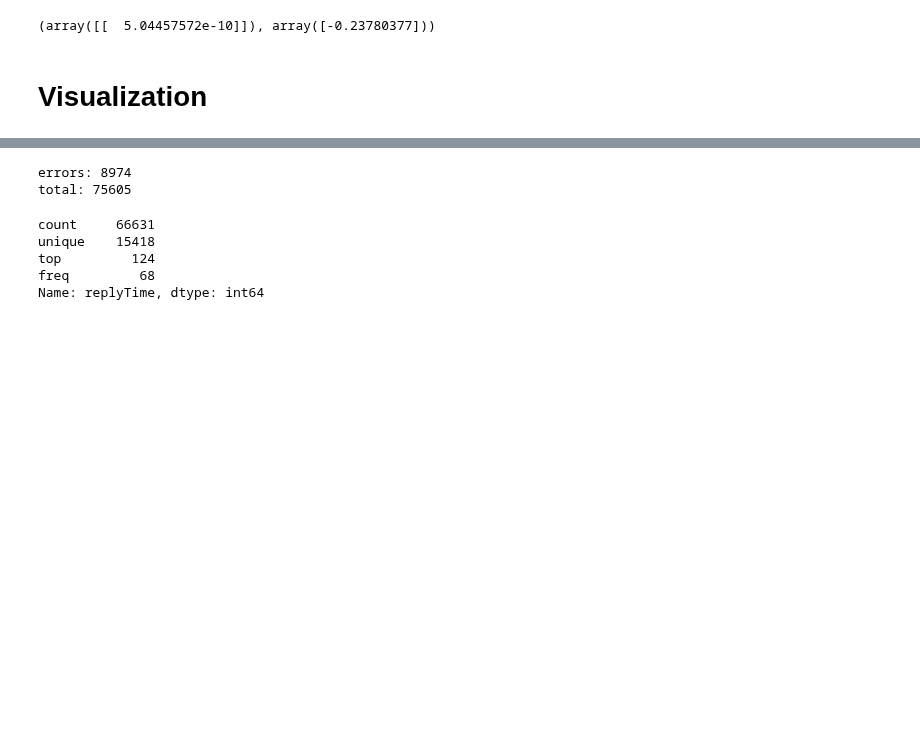
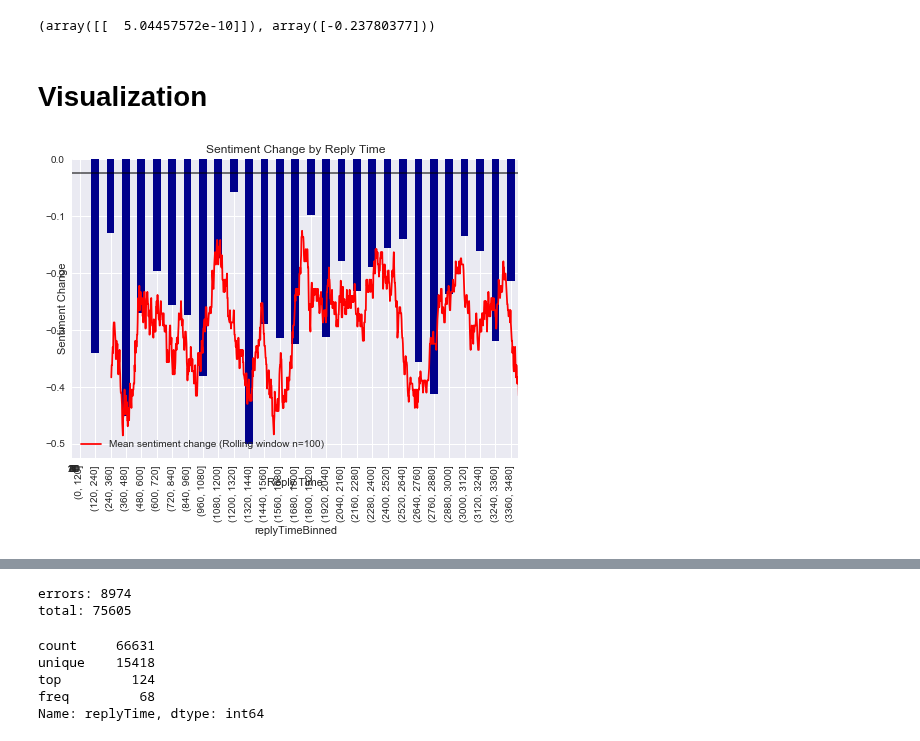
Before and after one commit to dharmsen/DBLDataChallenge, a Jupyter notebook: replytime/replytime_sentimentchange.ipynb, the cells around one changed output, grey strips where cells are left out. Saved outputs shown, nothing was run; the diff lists cells and outputs as text; code cells hidden in the pictures; blank space fills up the shorter version.

Commit message:
Big sentiment_change & replyTime commit

```diff
--- a/replytime/replytime_sentimentchange.ipynb
+++ b/replytime/replytime_sentimentchange.ipynb
@@ -92,7 +92,8 @@ def sentiment_vs_replytime(airline, airline_id, df):
 # %%
 df_klm1 = sentiment_vs_replytime(["KLM"],["56377143"], df)
 #df_klm1['replyTime'].describe()
-df_klm1.shape
+df_klm1['replyTime'] = df_klm1['replyTime'].astype('int64')
+df_klm1['sentChange'] = df_klm1['sentChange'].astype('float64')
 # %% [output]
 [KLM]
 (37868, 14)
@@ -128,12 +128,34 @@ lr2.coef_, lr2.intercept_
 # %% [markdown]
 # Visualization
 # %%
+fig=plt.figure()
+ax=fig.add_subplot(111, label="1")
+ax2=fig.add_subplot(111, label="2", frame_on=False)
+
 df_klm1['replyTime'] = df_klm1['replyTime'].astype('int64')
-df_klm1['sentChange'] = df_klm1['sentChange'].astype('int64')
-bins = [60*n for n in range(0, 60)]
+df_klm1['sentChange'] = df_klm1['sentChange'].astype('float64')
+bins = [120*n for n in range(0, 30)]
 df_klm1['replyTimeBinned'] = pd.cut(df_klm1['replyTime'], bins)
 klm_grouped = df_klm1.groupby(by='replyTimeBinned')
-klm_grouped['sentChange'].mean().plot(kind='bar')
-plt.xticks([5*n for n in range(0, 12)],[5*n for n in range(0, 12)])
+
+
+df_klm2 = df_klm1.sort_values(by='replyTime', ascending=True).rolling(100).mean()
+df_klm2 = df_klm2.set_index('replyTime')
+
+df_klm2['sentChange'].plot(kind='line', color='red', label='Mean sentiment change (Rolling window n=100)', ax=ax2, grid=False)
+klm_grouped['sentChange'].mean().plot(kind='bar', color='darkblue',label='Mean Sentiment Change per ReplyTime', ax=ax)
+
+plt.xticks([])
+plt.yticks([])
+
+plt.xlim(0,3600)
+plt.xticks([5*n for n in range(0, 6)],[10*n for n in range(0, 6)])
+plt.ylabel('Sentiment Change')
+plt.xlabel('Reply Time')
+plt.title("Sentiment Change by Reply Time")
+plt.axhline(y=0, color='black', alpha=0.6)
+plt.legend(loc='lower left')
 #klm_grouped['sentChange'].count().plot(kind='bar')
 plt.show()
+# %% [output]
+[figure, added]
```
Also changed, not shown: parts of 3 cells of this notebook, 5 other files.
